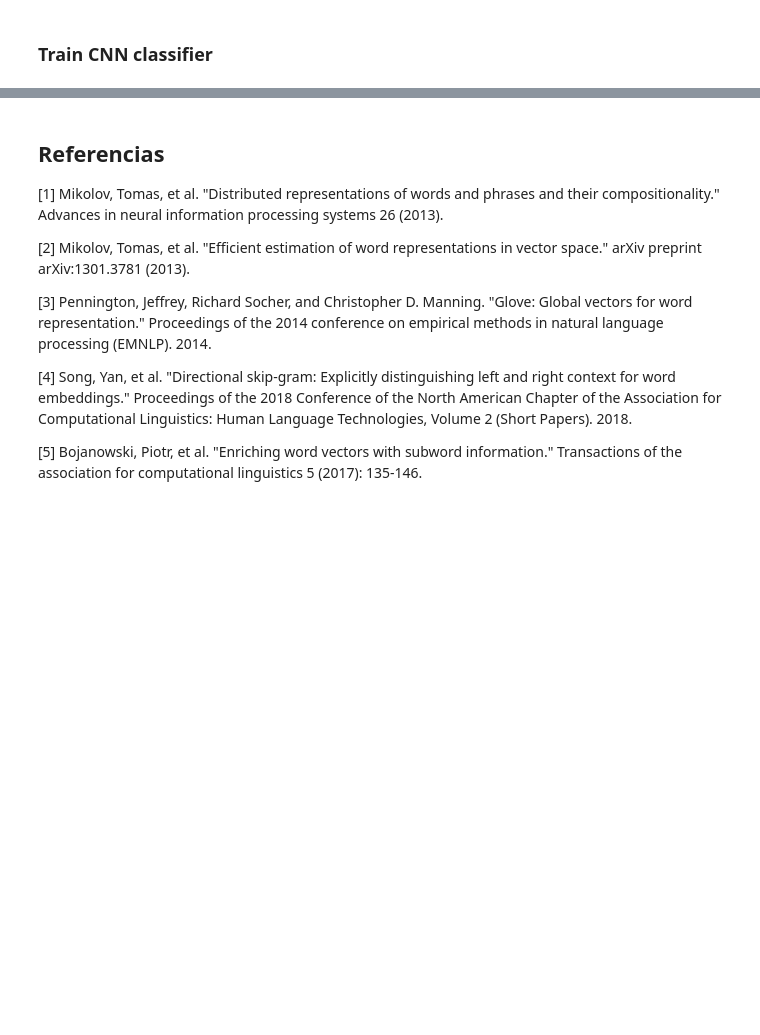
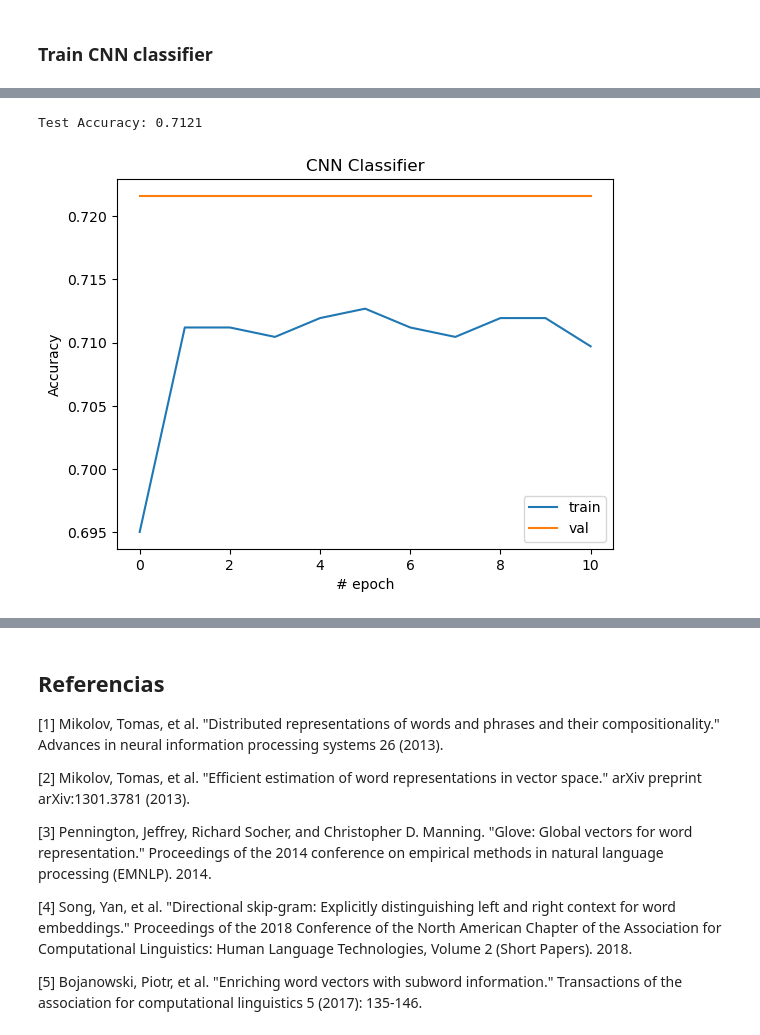
Before and after one commit to GuillermoSego/Natural-Language-Processing, a Jupyter notebook: Tareas/Segura_Guillermo_Tarea6.ipynb, the cells around one changed output, grey strips where cells are left out. Drawn from its saved outputs; the diff is of its cells as text; code cells hidden in the pictures; blank space fills up the shorter version.

```diff
--- a/Tareas/Segura_Guillermo_Tarea6.ipynb
+++ b/Tareas/Segura_Guillermo_Tarea6.ipynb
@@ -593,0 +761,4 @@ En este modelo necesitamos utilizar embeddings pre entrenados como los de w2v. P
+# %%
+start_time = time.time()
+train_metric_history_nstatic, val_metric_history_nstatic = train(args, model, train_loader, val_loader, optimizer, criterion, scheduler)
+print("Total training time: {:.4f} seconds".format((time.time() - start_time)))
@@ -593,0 +778,17 @@ En este modelo necesitamos utilizar embeddings pre entrenados como los de w2v. P
+# %%
+model.load_state_dict(torch.load('modelCNN-nostatic/model_best.pt')['state_dict'])
+model.eval()
+test_metric = model_eval(test_loader, model, gpu=args.use_gpu)
+print("\nTest Accuracy: {:.4f}".format(test_metric["accuracy"]))
+# %% [output]
+Test Accuracy: 0.7121
+# %%
+plt.plot(train_metric_history_nstatic, label='train')
+plt.plot(val_metric_history_nstatic, label='val')
+plt.title('CNN Classifier')
+plt.ylabel('Accuracy')
+plt.xlabel('# epoch')
+plt.legend(loc='best')
+plt.show()
+# %% [output]
+[figure, added]
```
Also changed, not shown: parts of 19 cells of this notebook, 1 other file.
